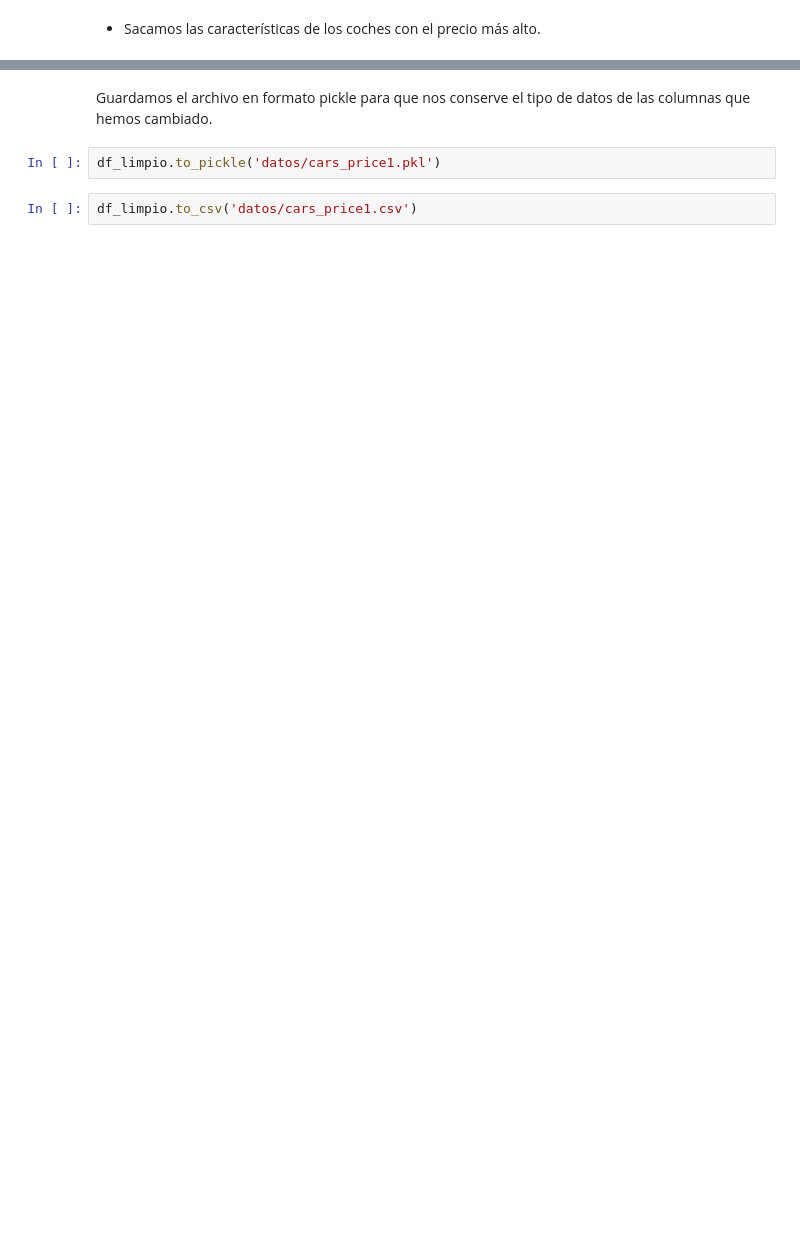
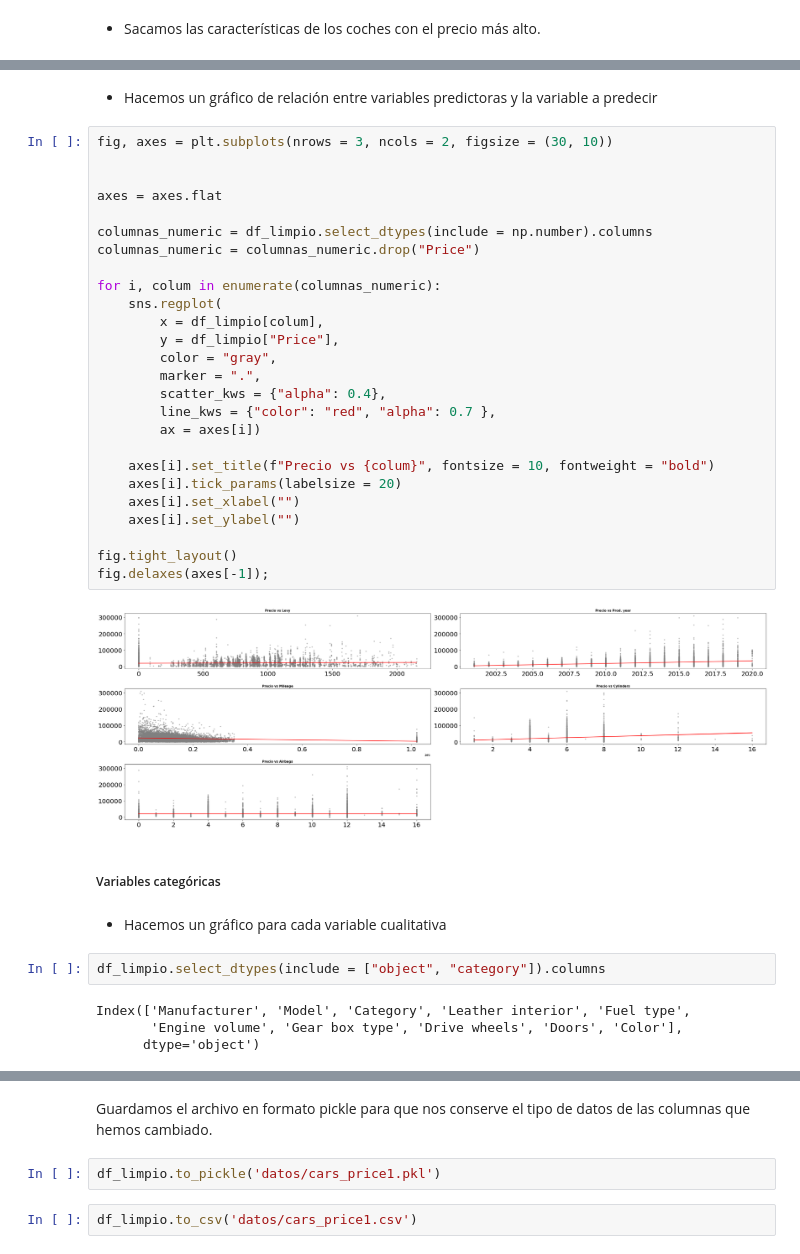
Before and after one commit to Adalab/DA-PROMO-B-MODULO-3-SPRINT-1-ANAIS-ARIANA, a Jupyter notebook: regresion_lineal/regresion_lineal_1.ipynb, the cells around one changed output, grey strips where cells are left out. Saved outputs shown, nothing was run; the diff lists cells and outputs as text; blank space fills up the shorter version.

```diff
--- a/regresion_lineal/regresion_lineal_1.ipynb
+++ b/regresion_lineal/regresion_lineal_1.ipynb
@@ -474,0 +587,40 @@ dtype: object
+# %% [markdown]
+- Hacemos un gráfico de relación entre variables predictoras y la variable a predecir
+# %%
+fig, axes = plt.subplots(nrows = 3, ncols = 2, figsize = (30, 10))
+
+
+axes = axes.flat
+
+columnas_numeric = df_limpio.select_dtypes(include = np.number).columns
+columnas_numeric = columnas_numeric.drop("Price")
+
+for i, colum in enumerate(columnas_numeric):
+    sns.regplot(
+        x = df_limpio[colum],
+        y = df_limpio["Price"],
+        color = "gray",
+        marker = ".",
+        scatter_kws = {"alpha": 0.4},
+        line_kws = {"color": "red", "alpha": 0.7 },
+        ax = axes[i])
+
+    axes[i].set_title(f"Precio vs {colum}", fontsize = 10, fontweight = "bold")
+    axes[i].tick_params(labelsize = 20)
+    axes[i].set_xlabel("")
+    axes[i].set_ylabel("")
+
+fig.tight_layout()
+fig.delaxes(axes[-1]);
+# %% [output]
+[figure, added]
+# %% [markdown]
+##### Variables categóricas
+# %% [markdown]
+- Hacemos un gráfico para cada variable cualitativa
+# %%
+df_limpio.select_dtypes(include = ["object", "category"]).columns
+# %% [output]
+Index(['Manufacturer', 'Model', 'Category', 'Leather interior', 'Fuel type',
+       'Engine volume', 'Gear box type', 'Drive wheels', 'Doors', 'Color'],
+      dtype='object')
```
Also changed, not shown: parts of 28 cells of this notebook, 3 other files.
